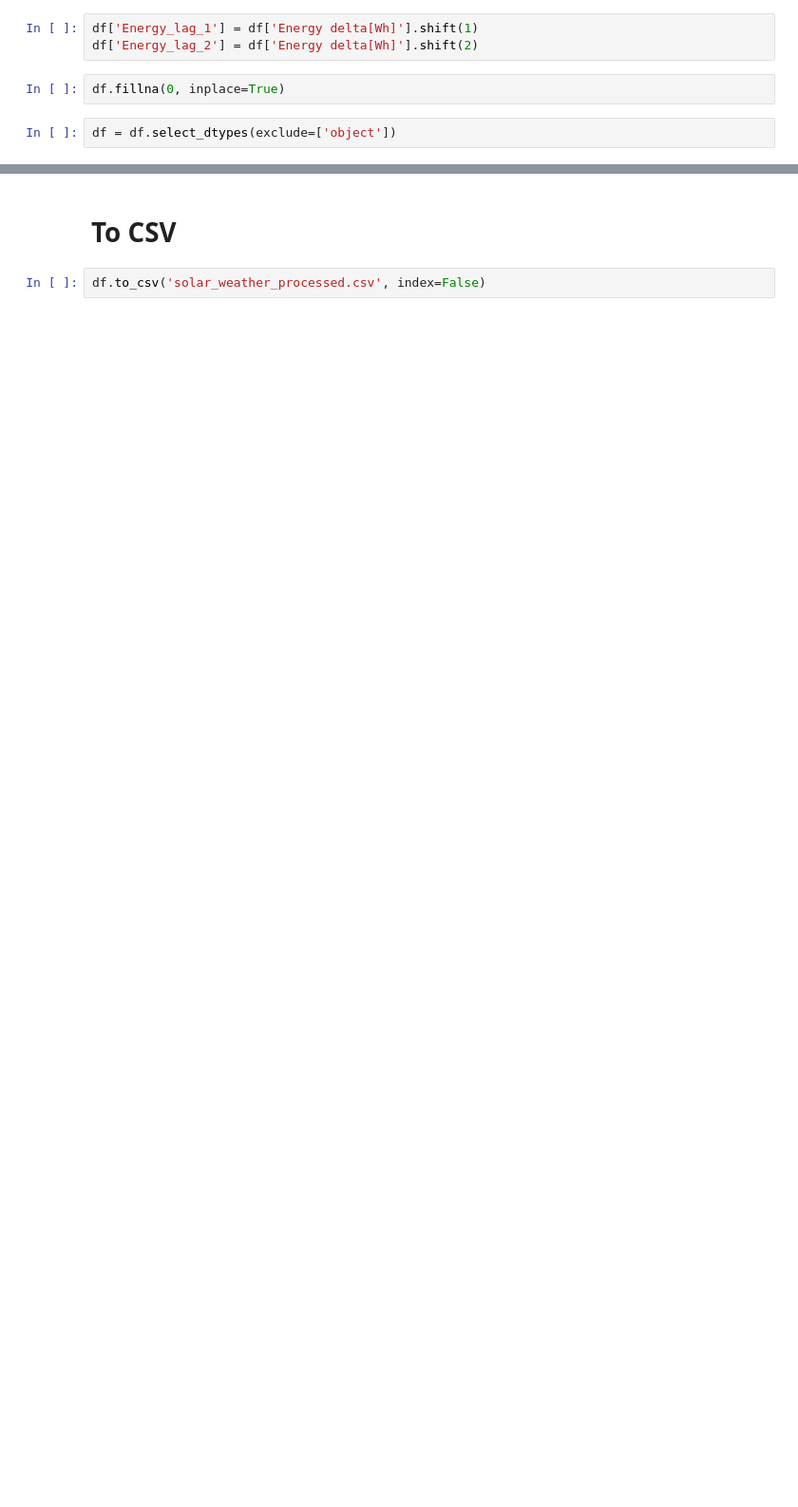
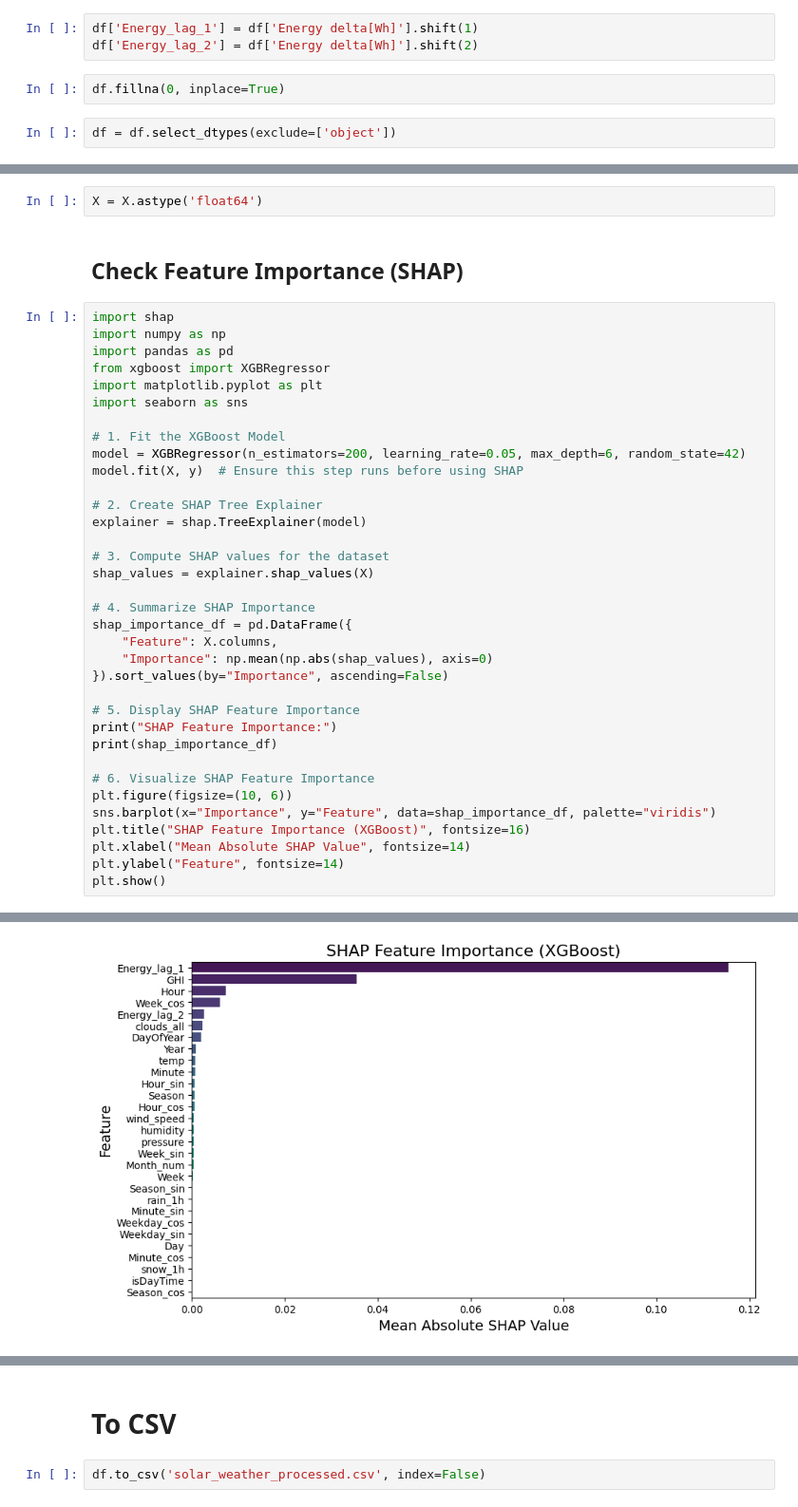
Before and after one commit to chenming7777/greenlight, a Jupyter notebook: solar_preprocessing/renewable-energy-and-weather-conditions-analysis.ipynb, the cells around one changed output, grey strips where cells are left out. Shown at 95% size. Saved outputs shown, nothing was run; the diff lists cells and outputs as text; blank space fills up the shorter version.

```diff
--- a/solar_preprocessing/renewable-energy-and-weather-conditions-analysis.ipynb
+++ b/solar_preprocessing/renewable-energy-and-weather-conditions-analysis.ipynb
@@ -632,0 +765,40 @@ plt.show()
+# %%
+X = X.astype('float64')
+# %% [markdown]
+## Check Feature Importance (SHAP)
+# %%
+import shap
+import numpy as np
+import pandas as pd
+from xgboost import XGBRegressor
+import matplotlib.pyplot as plt
+import seaborn as sns
+
+# 1. Fit the XGBoost Model
+model = XGBRegressor(n_estimators=200, learning_rate=0.05, max_depth=6, random_state=42)
+model.fit(X, y)  # Ensure this step runs before using SHAP
+
+# 2. Create SHAP Tree Explainer
+explainer = shap.TreeExplainer(model)
+
+# 3. Compute SHAP values for the dataset
+shap_values = explainer.shap_values(X)
+
+# 4. Summarize SHAP Importance
+shap_importance_df = pd.DataFrame({
+    "Feature": X.columns,
+    "Importance": np.mean(np.abs(shap_values), axis=0)
+}).sort_values(by="Importance", ascending=False)
+
+# 5. Display SHAP Feature Importance
+print("SHAP Feature Importance:")
+print(shap_importance_df)
+
+# 6. Visualize SHAP Feature Importance
+plt.figure(figsize=(10, 6))
+sns.barplot(x="Importance", y="Feature", data=shap_importance_df, palette="viridis")
+plt.title("SHAP Feature Importance (XGBoost)", fontsize=16)
+plt.xlabel("Mean Absolute SHAP Value", fontsize=14)
+plt.ylabel("Feature", fontsize=14)
+plt.show()
+# %% [output]
@@ -632,0 +822 @@ plt.show()
+[figure, added]
```
Also changed, not shown: parts of 53 cells of this notebook, 2 other files.
